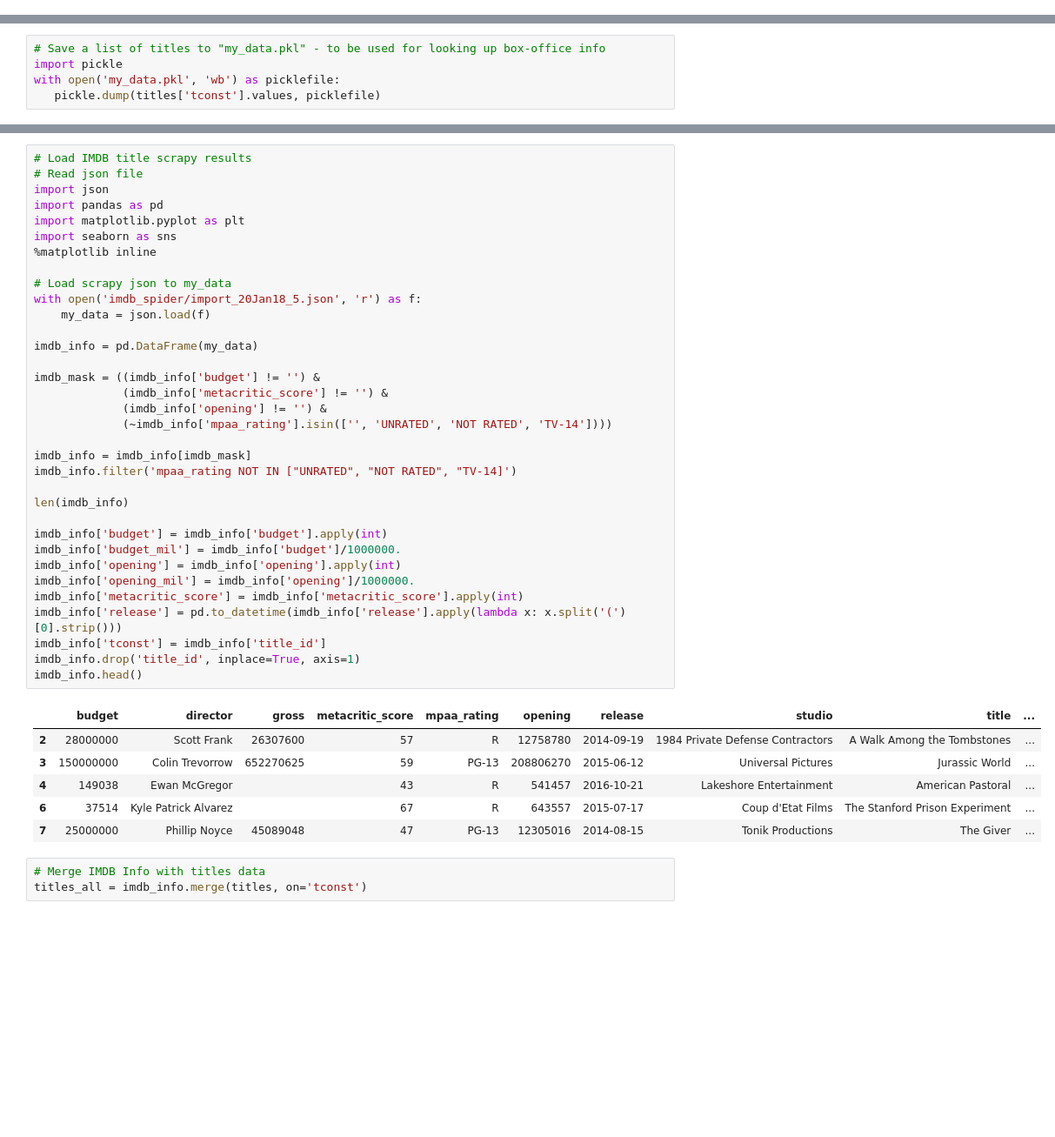
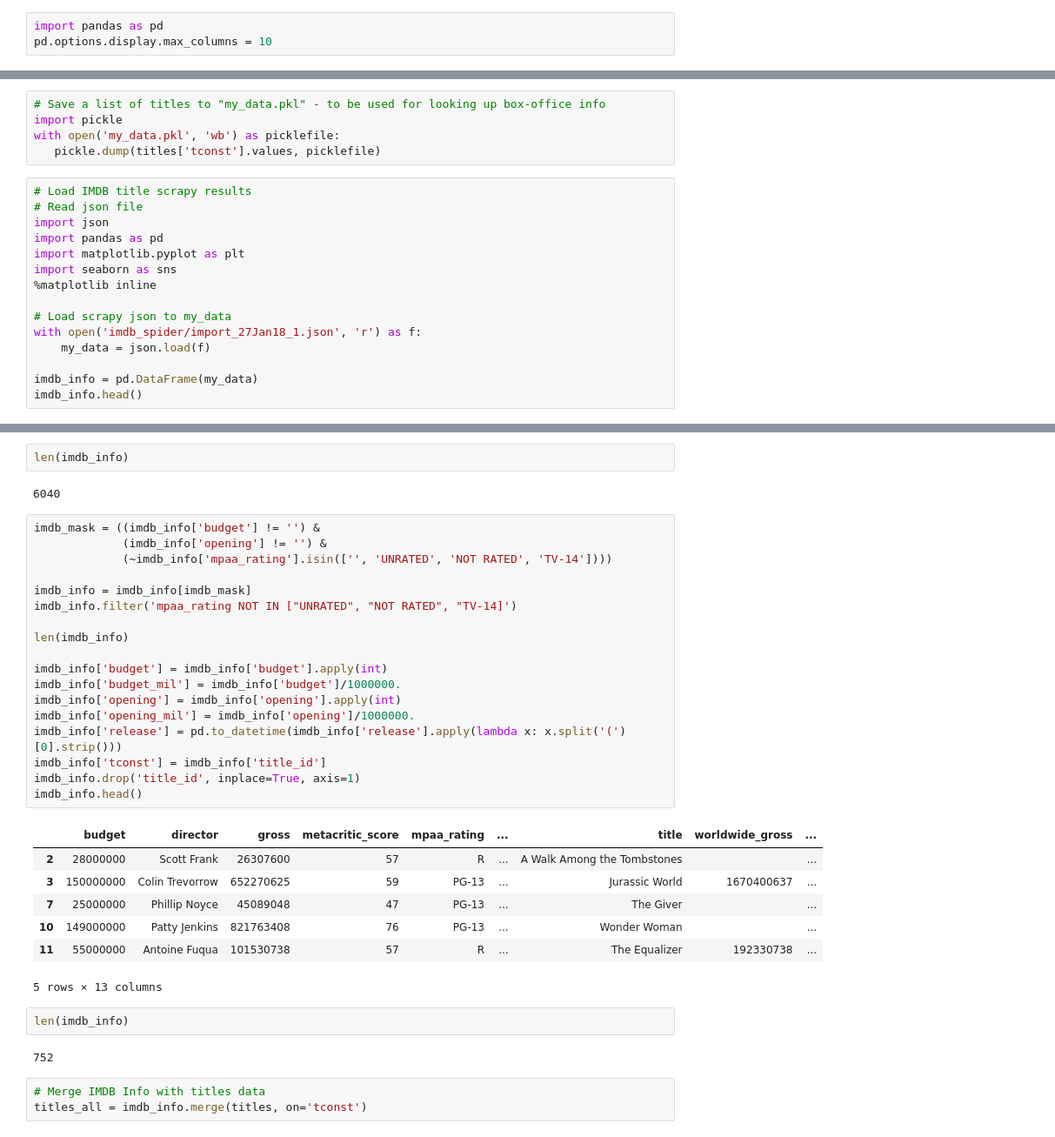
Before and after one commit to cmgiler/Movie-Hype-Predictor, a Jupyter notebook: 01_IMDBPro Web Scraping Actor Info.ipynb, the cells around one changed output, grey strips where cells are left out. Shown at 87% size. Saved outputs shown, nothing was run; the diff lists cells and outputs as text; blank space fills up the shorter version.

```diff
--- a/01_IMDBPro Web Scraping Actor Info.ipynb
+++ b/01_IMDBPro Web Scraping Actor Info.ipynb
@@ -1,3 +1,6 @@
+# %%
+import pandas as pd
+pd.options.display.max_columns = 10
 # %%
 def launch_selenium(names_list):
     from selenium import webdriver
@@ -266,3 +269,18 @@ Total number of titles meeting above criteria: 17546
 import pickle
 with open('my_data.pkl', 'wb') as picklefile:
    pickle.dump(titles['tconst'].values, picklefile)
+# %%
+# Load IMDB title scrapy results
+# Read json file
+import json
+import pandas as pd
+import matplotlib.pyplot as plt
+import seaborn as sns
+%matplotlib inline
+
+# Load scrapy json to my_data
+with open('imdb_spider/import_27Jan18_1.json', 'r') as f:
+    my_data = json.load(f)
+
+imdb_info = pd.DataFrame(my_data)
+imdb_info.head()
@@ -269,44 +295,37 @@ with open('my_data.pkl', 'wb') as picklefile:
+# %%
+len(imdb_info)
+# %% [output]
+6040
 # %%
-# Load IMDB title scrapy results
-# Read json file
-import json
-import pandas as pd
-import matplotlib.pyplot as plt
-import seaborn as sns
-%matplotlib inline
-
-# Load scrapy json to my_data
-with open('imdb_spider/import_20Jan18_5.json', 'r') as f:
-    my_data = json.load(f)
-
-imdb_info = pd.DataFrame(my_data)
-
 imdb_mask = ((imdb_info['budget'] != '') &
-             (imdb_info['metacritic_score'] != '') &
              (imdb_info['opening'] != '') &
              (~imdb_info['mpaa_rating'].isin(['', 'UNRATED', 'NOT RATED', 'TV-14'])))
 
 imdb_info = imdb_info[imdb_mask]
 imdb_info.filter('mpaa_rating NOT IN ["UNRATED", "NOT RATED", "TV-14]')
 
 len(imdb_info)
 
 imdb_info['budget'] = imdb_info['budget'].apply(int)
 imdb_info['budget_mil'] = imdb_info['budget']/1000000.
 imdb_info['opening'] = imdb_info['opening'].apply(int)
 imdb_info['opening_mil'] = imdb_info['opening']/1000000.
-imdb_info['metacritic_score'] = imdb_info['metacritic_score'].apply(int)
 imdb_info['release'] = pd.to_datetime(imdb_info['release'].apply(lambda x: x.split('(')[0].strip()))
 imdb_info['tconst'] = imdb_info['title_id']
 imdb_info.drop('title_id', inplace=True, axis=1)
 imdb_info.head()
 # %% [output]
-|  | budget | director | gross | metacritic_score | mpaa_rating | opening | release | studio | title | ... |
-| 2 | 28000000 | Scott Frank | 26307600 | 57 | R | 12758780 | 2014-09-19 | 1984 Private Defense Contractors | A Walk Among the Tombstones | ... |
-| 3 | 150000000 | Colin Trevorrow | 652270625 | 59 | PG-13 | 208806270 | 2015-06-12 | Universal Pictures | Jurassic World | ... |
-| 4 | 149038 | Ewan McGregor |  | 43 | R | 541457 | 2016-10-21 | Lakeshore Entertainment | American Pastoral | ... |
-| 6 | 37514 | Kyle Patrick Alvarez |  | 67 | R | 643557 | 2015-07-17 | Coup d'Etat Films | The Stanford Prison Experiment | ... |
-| 7 | 25000000 | Phillip Noyce | 45089048 | 47 | PG-13 | 12305016 | 2014-08-15 | Tonik Productions | The Giver | ... |
+|  | budget | director | gross | metacritic_score | mpaa_rating | ... | title | worldwide_gross | ... |
+| 2 | 28000000 | Scott Frank | 26307600 | 57 | R | ... | A Walk Among the Tombstones |  | ... |
+| 3 | 150000000 | Colin Trevorrow | 652270625 | 59 | PG-13 | ... | Jurassic World | 1670400637 | ... |
+| 7 | 25000000 | Phillip Noyce | 45089048 | 47 | PG-13 | ... | The Giver |  | ... |
+| 10 | 149000000 | Patty Jenkins | 821763408 | 76 | PG-13 | ... | Wonder Woman |  | ... |
+| 11 | 55000000 | Antoine Fuqua | 101530738 | 57 | R | ... | The Equalizer | 192330738 | ... |
+5 rows × 13 columns
+# %%
+len(imdb_info)
+# %% [output]
+752
 # %%
 # Merge IMDB Info with titles data
 titles_all = imdb_info.merge(titles, on='tconst')
```
Also changed, not shown: parts of 3 cells of this notebook, 8 other files.
